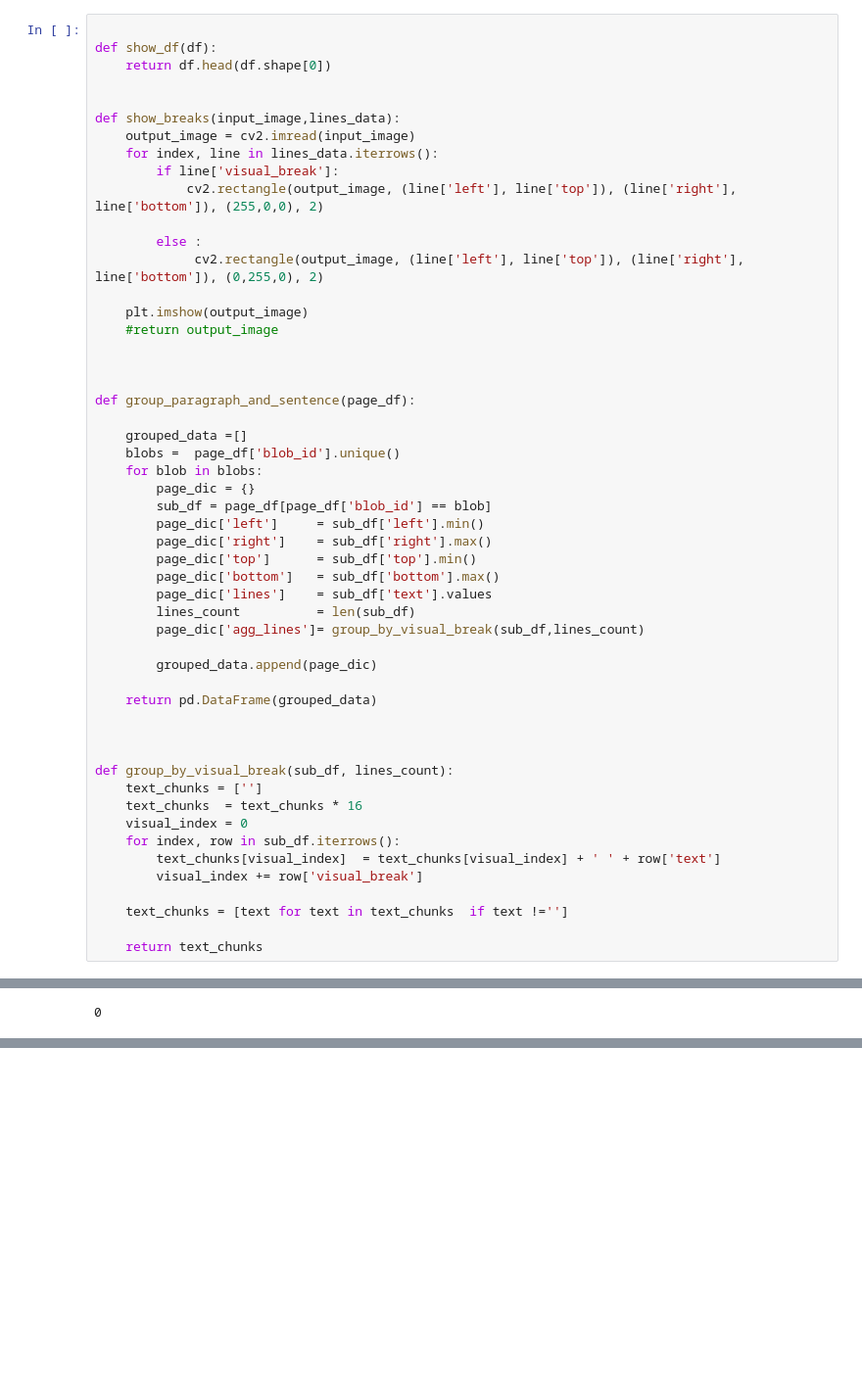
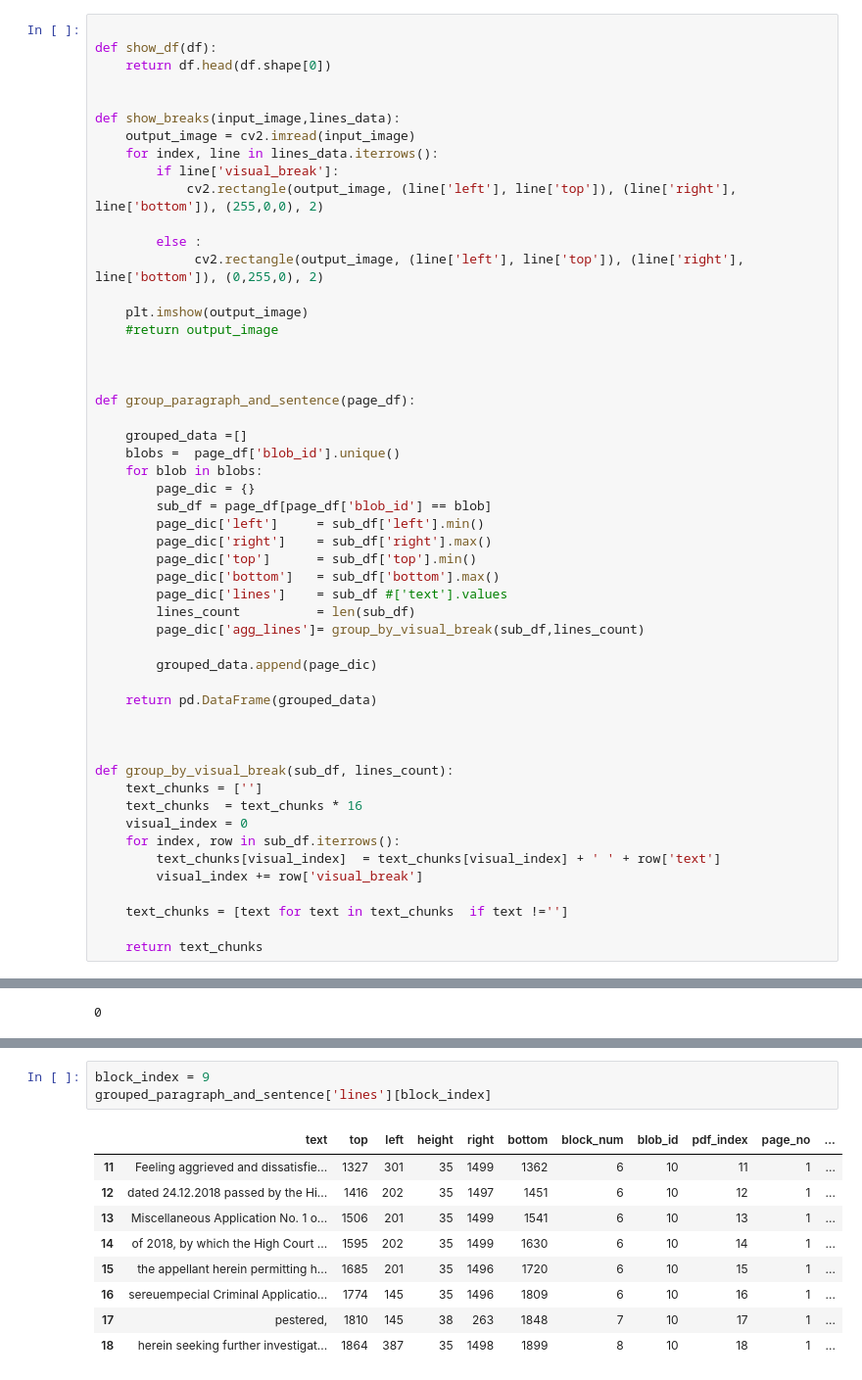
Before and after one commit to kumardeepak/document-structure, a Jupyter notebook: notebooks/ocr_v3.ipynb, the cells around one changed output, grey strips where cells are left out. Shown at 98% size. Saved outputs shown, nothing was run; the diff lists cells and outputs as text; blank space fills up the shorter version.

```diff
--- a/notebooks/ocr_v3.ipynb
+++ b/notebooks/ocr_v3.ipynb
@@ -435,7 +435,7 @@ def group_paragraph_and_sentence(page_df):
         page_dic['right']    = sub_df['right'].max()
         page_dic['top']      = sub_df['top'].min()
         page_dic['bottom']   = sub_df['bottom'].max()
-        page_dic['lines']    = sub_df['text'].values
+        page_dic['lines']    = sub_df #['text'].values
         lines_count          = len(sub_df)
         page_dic['agg_lines']= group_by_visual_break(sub_df,lines_count)
 
@@ -530,0 +539,13 @@ group_paragraph_and_sentence['agg_lines'][block_index]
+# %%
+block_index = 9
+grouped_paragraph_and_sentence['lines'][block_index]
+# %% [output]
+|  | text | top | left | height | right | bottom | block_num | blob_id | pdf_index | page_no | ... |
+| 11 | Feeling aggrieved and dissatisfie... | 1327 | 301 | 35 | 1499 | 1362 | 6 | 10 | 11 | 1 | ... |
+| 12 | dated 24.12.2018 passed by the Hi... | 1416 | 202 | 35 | 1497 | 1451 | 6 | 10 | 12 | 1 | ... |
+| 13 | Miscellaneous Application No. 1 o... | 1506 | 201 | 35 | 1499 | 1541 | 6 | 10 | 13 | 1 | ... |
+| 14 | of 2018, by which the High Court ... | 1595 | 202 | 35 | 1499 | 1630 | 6 | 10 | 14 | 1 | ... |
+| 15 | the appellant herein permitting h... | 1685 | 201 | 35 | 1496 | 1720 | 6 | 10 | 15 | 1 | ... |
+| 16 | sereuempecial Criminal Applicatio... | 1774 | 145 | 35 | 1496 | 1809 | 6 | 10 | 16 | 1 | ... |
+| 17 | pestered, | 1810 | 145 | 38 | 263 | 1848 | 7 | 10 | 17 | 1 | ... |
+| 18 | herein seeking further investigat... | 1864 | 387 | 35 | 1498 | 1899 | 8 | 10 | 18 | 1 | ... |
```
Also changed, not shown: parts of 7 cells of this notebook, 5 other files.
